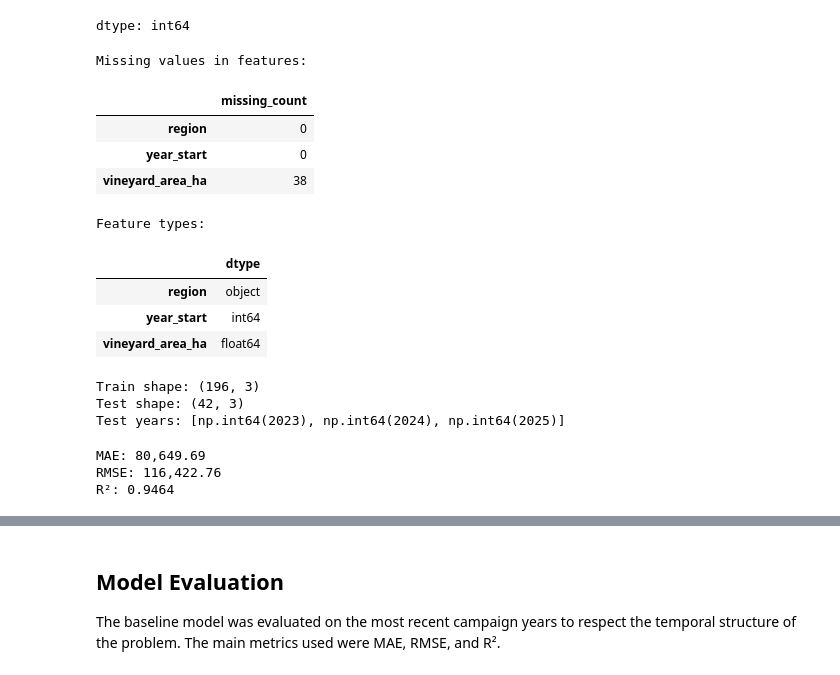
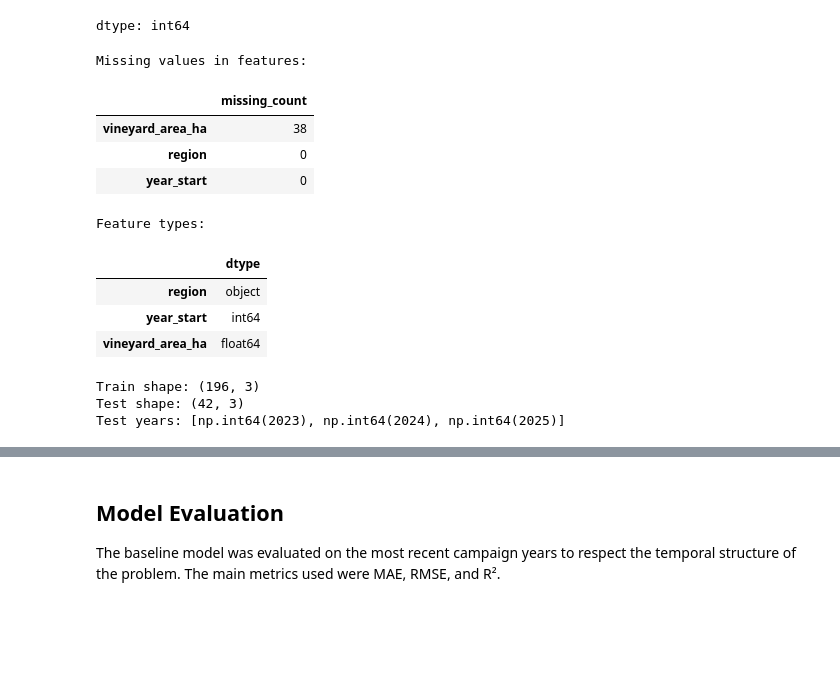
Before and after one commit to oxedanda/pml_final_project, a Jupyter notebook: notebooks/02_modeling_baseline.ipynb, the cells around one changed output, grey strips where cells are left out. Drawn from its saved outputs; the diff is of its cells as text; code cells hidden in the pictures; blank space fills up the shorter version.

```diff
--- a/notebooks/02_modeling_baseline.ipynb
+++ b/notebooks/02_modeling_baseline.ipynb
@@ -41,13 +31,18 @@ from sklearn.preprocessing import OneHotEncoder
 pd.set_option("display.max_columns", None)
 pd.set_option("display.width", 120)
 # %%
-# File paths
-DATA_DIR = Path("/content/pml_final_project/data/processed")
+# prompt: Load cleaned wine production and vineyard area datasets from a GitHub repository and merge them by region and year to create a modeling dataset.
 
-PRODUCTION_FILE = DATA_DIR / "wine_production_by_region_clean.csv"
-AREA_FILE = DATA_DIR / "vineyard_area_by_region_clean.csv"
+from pathlib import Path
+import pandas as pd
 
-# Load cleaned datasets
+# GitHub raw base URL
+BASE_URL = "https://raw.githubusercontent.com/oxedanda/pml_final_project/main/data/processed"
+
+PRODUCTION_FILE = f"{BASE_URL}/wine_production_by_region_clean.csv"
+AREA_FILE = f"{BASE_URL}/vineyard_area_by_region_clean.csv"
+
+# Load datasets directly from GitHub
 production = pd.read_csv(PRODUCTION_FILE)
 area = pd.read_csv(AREA_FILE)
 
@@ -109,18 +106,21 @@ Target shape: (238,)
 | 4 | 192084 |
 dtype: int64
 # %%
+# prompt: Inspect missing values and data types in the feature set to assess data quality before applying machine learning preprocessing steps.
+
 # Check missing values in the modeling features
+
 print("Missing values in features:")
-display(X.isna().sum().to_frame("missing_count"))
+display(X.isna().sum().sort_values(ascending=False).to_frame("missing_count"))
 
 print("\nFeature types:")
 display(X.dtypes.to_frame("dtype"))
 # %% [output]
 Missing values in features:
 |  | missing_count |
+| vineyard_area_ha | 38 |
 | region | 0 |
 | year_start | 0 |
-| vineyard_area_ha | 38 |
 Feature types:
 |  | dtype |
 | region | object |
@@ -172,21 +175,3 @@ model = Pipeline(
 Train shape: (196, 3)
 Test shape: (42, 3)
 Test years: [np.int64(2023), np.int64(2024), np.int64(2025)]
-# %%
-# Train the Model and Evaluate
-
-model.fit(X_train, y_train)
-
-y_pred = model.predict(X_test)
-
-mae = mean_absolute_error(y_test, y_pred)
-rmse = np.sqrt(mean_squared_error(y_test, y_pred))
-r2 = r2_score(y_test, y_pred)
-
-print(f"MAE: {mae:,.2f}")
-print(f"RMSE: {rmse:,.2f}")
-print(f"R²: {r2:.4f}")
-# %% [output]
-MAE: 80,649.69
-RMSE: 116,422.76
-R²: 0.9464
```
Also changed, not shown: parts of 20 cells of this notebook.
